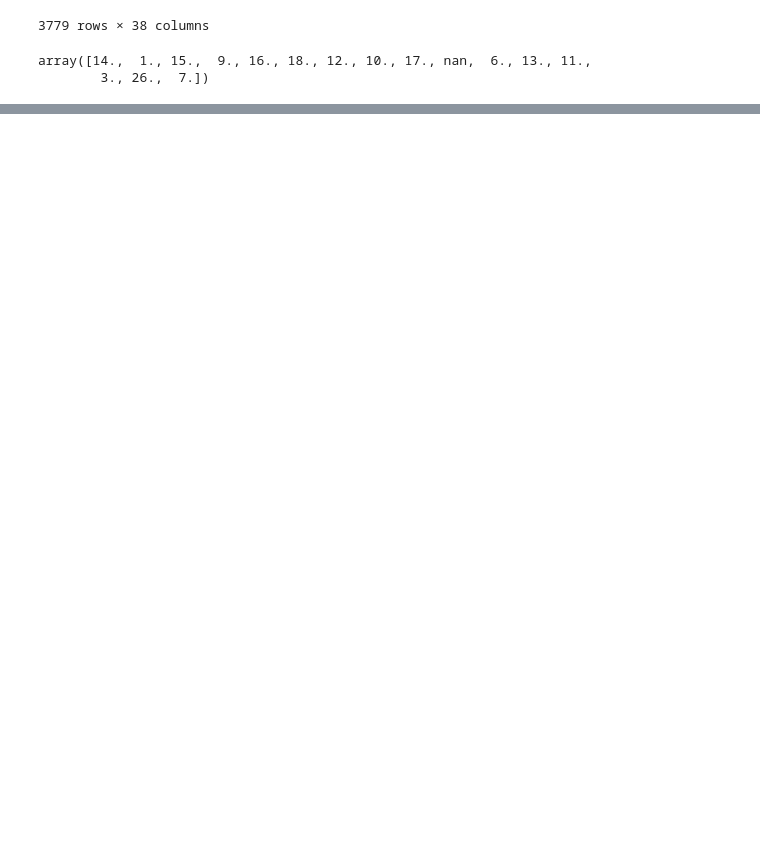
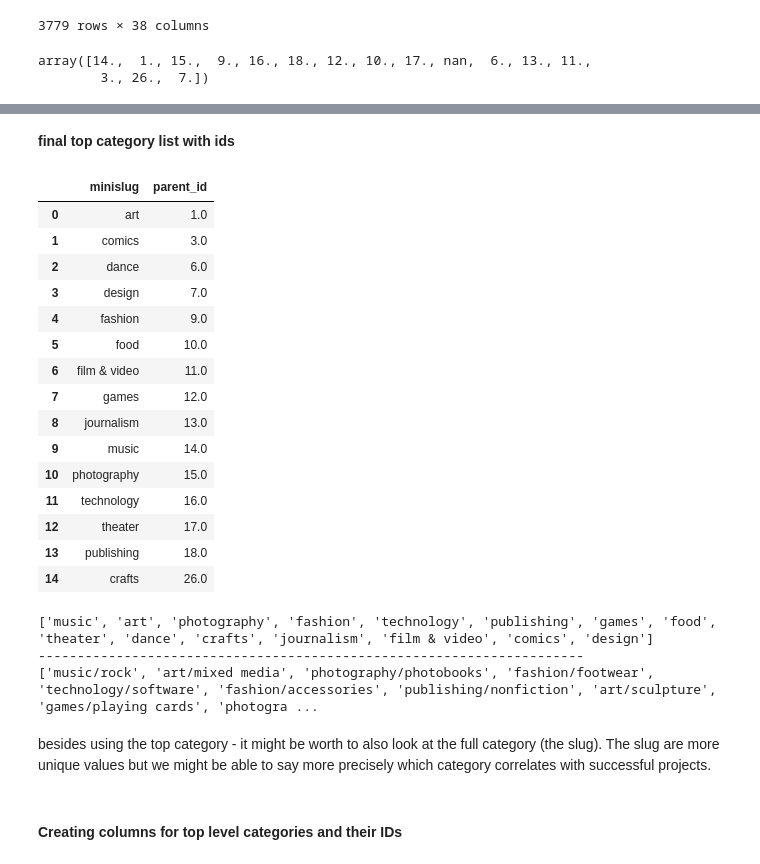
Before and after one commit to medscoops/Kickstarter_ARG, a Jupyter notebook: EDA-and-modeling.ipynb, the cells around one changed output, grey strips where cells are left out. Saved outputs shown, nothing was run; the diff lists cells and outputs as text; code cells hidden in the pictures; blank space fills up the shorter version.

```diff
--- a/EDA-and-modeling.ipynb
+++ b/EDA-and-modeling.ipynb
@@ -385,0 +470,70 @@ df_baseline.drop(df_baseline[df_baseline["state"] == "suspended"].index, inplace
+# %%
+# function to map correct parent_id to a top category based on id_legend dataframe
+def condition(x):
+    cat = x['minislug']
+    if (cat == 'art'):
+        return 1.0
+    elif (cat == 'comics'):
+	    return 3.0
+    elif (cat == 'dance'):
+        return 6.0
+    elif (cat == 'design'):
+        return 7.0
+    elif (cat == 'fashion'):
+        return 9.0
+    elif (cat == 'food'):
+        return 10.0
+    elif (cat == 'film & video'):
+        return 11.0
+    elif (cat == 'games'):
+        return 12.0
+    elif (cat == 'journalism'):
+        return 13.0
+    elif (cat == 'music'):
+        return 14.0
+    elif (cat == 'photography'):
+        return 15.0
+    elif (cat == 'technology'):
+        return 16.0
+    elif (cat == 'theater'):
+        return 17.0
+    elif (cat == 'publishing'):
+        return 18.0
+    elif (cat == 'crafts'):
+        return 26.0
+
+id_legend.parent_id = id_legend.apply(condition, axis=1)
+# %% [markdown]
+**final top category list with ids**
+# %%
+# create final mapping dataframe to look at
+id_legend.drop_duplicates().reset_index(drop=True)
+# %% [output]
+|  | minislug | parent_id |
+| 0 | art | 1.0 |
+| 1 | comics | 3.0 |
+| 2 | dance | 6.0 |
+| 3 | design | 7.0 |
+| 4 | fashion | 9.0 |
+| 5 | food | 10.0 |
+| 6 | film & video | 11.0 |
+| 7 | games | 12.0 |
+| 8 | journalism | 13.0 |
+| 9 | music | 14.0 |
+| 10 | photography | 15.0 |
+| 11 | technology | 16.0 |
+| 12 | theater | 17.0 |
+| 13 | publishing | 18.0 |
+| 14 | crafts | 26.0 |
+# %%
+print(categories)
+print("-------"*10)
+print (full_categories)
+# %% [output]
+['music', 'art', 'photography', 'fashion', 'technology', 'publishing', 'games', 'food', 'theater', 'dance', 'crafts', 'journalism', 'film & video', 'comics', 'design']
+----------------------------------------------------------------------
+['music/rock', 'art/mixed media', 'photography/photobooks', 'fashion/footwear', 'technology/software', 'fashion/accessories', 'publishing/nonfiction', 'art/sculpture', 'games/playing cards', 'photogra ...
+# %% [markdown]
+besides using the top category - it might be worth to also look at the full category (the slug). The slug are more unique values but we might be able to say more precisely which category correlates with successful projects.
+# %% [markdown]
+#### Creating columns for top level categories and their IDs
```
Also changed, not shown: parts of 37 cells of this notebook.
